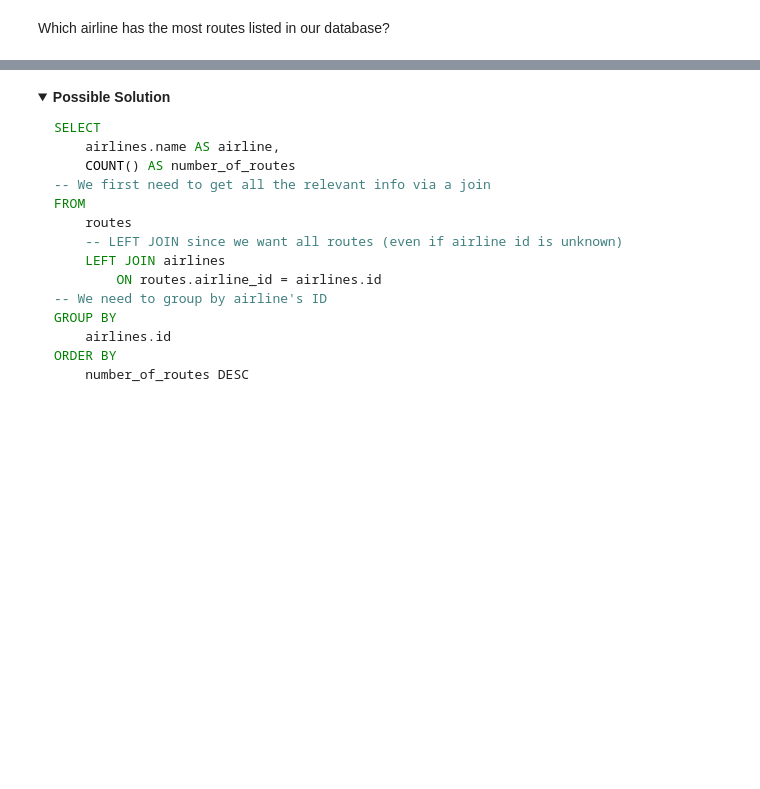
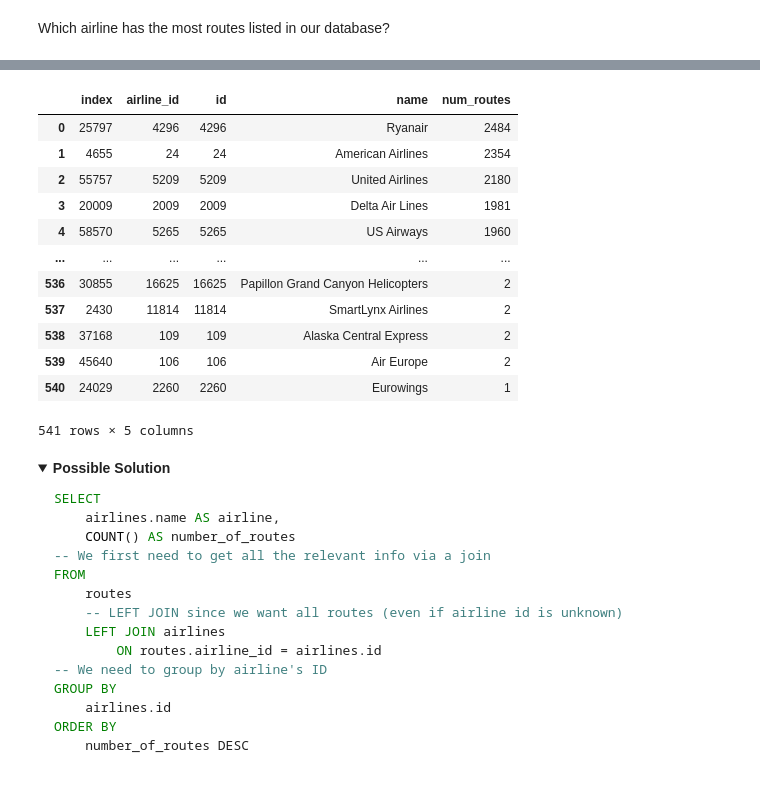
Before and after one commit to flatiron-school/DS-Deloitte-1003-c3, a Jupyter notebook: Lectures/SQL-Joins-Aggregations/sql_joins_agg.ipynb, the cells around one changed output, grey strips where cells are left out. Drawn from its saved outputs; the diff is of its cells as text; code cells hidden in the pictures; folded sections open; blank space fills up the shorter version.

Commit message:
2022-10-17 lecture about sql queries and joins

```diff
--- a/Lectures/SQL-Joins-Aggregations/sql_joins_agg.ipynb
+++ b/Lectures/SQL-Joins-Aggregations/sql_joins_agg.ipynb
@@ -456,3 +768,34 @@ Which airline has the most routes listed in our database?
+# %%
+# Your code here
+q = """
+    SELECT
+        r."index",
+        r.airline_id,
+        a.id,
+        a.name,
+        COUNT() as num_routes
+    FROM
+        routes AS r
+        LEFT JOIN airlines AS a
+            ON r.airline_id = a.id
+    GROUP BY a.id
+    ORDER BY num_routes DESC
+"""
+pd.read_sql(q,conn)
+# %% [output]
+|  | index | airline_id | id | name | num_routes |
+| 0 | 25797 | 4296 | 4296 | Ryanair | 2484 |
+| 1 | 4655 | 24 | 24 | American Airlines | 2354 |
+| 2 | 55757 | 5209 | 5209 | United Airlines | 2180 |
+| 3 | 20009 | 2009 | 2009 | Delta Air Lines | 1981 |
+| 4 | 58570 | 5265 | 5265 | US Airways | 1960 |
+| ... | ... | ... | ... | ... | ... |
+| 536 | 30855 | 16625 | 16625 | Papillon Grand Canyon Helicopters | 2 |
+| 537 | 2430 | 11814 | 11814 | SmartLynx Airlines | 2 |
+| 538 | 37168 | 109 | 109 | Alaska Central Express | 2 |
+| 539 | 45640 | 106 | 106 | Air Europe | 2 |
+| 540 | 24029 | 2260 | 2260 | Eurowings | 1 |
+541 rows × 5 columns
 # %% [markdown]
 <details>
     <summary><b>Possible Solution</b></summary>
```
Also changed, not shown: parts of 31 cells of this notebook.
